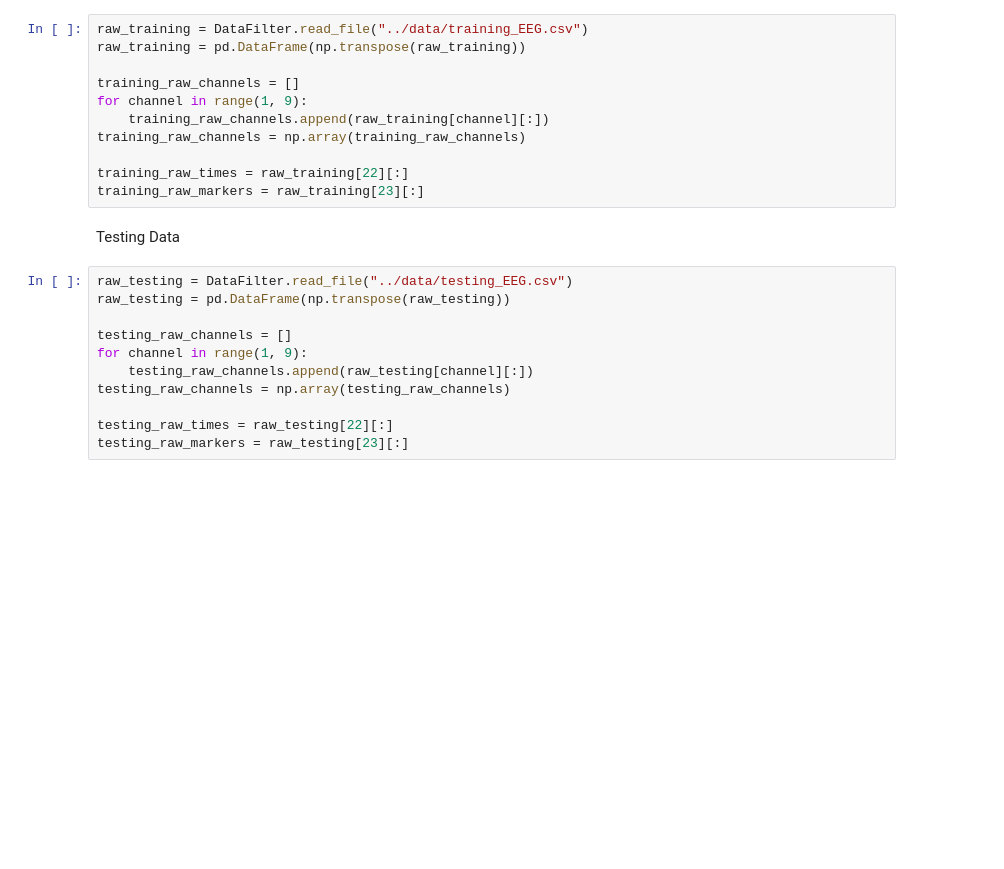
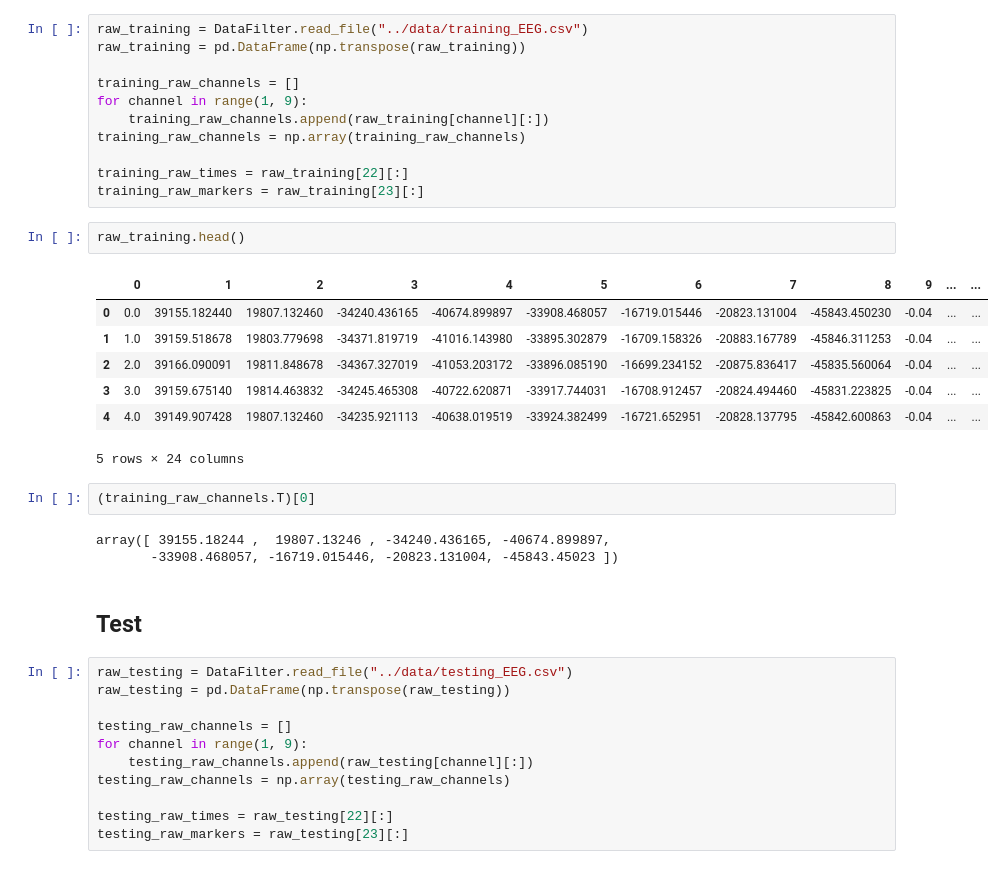
Before and after one commit to e-cal/bci, a Jupyter notebook: models/full-workflow.sync.ipynb, the cells around one changed output. Cells and saved outputs as stored; diff of their text form; blank space fills up the shorter version.

```diff
--- a/models/full-workflow.sync.ipynb
+++ b/models/full-workflow.sync.ipynb
@@ -46,8 +67,23 @@ training_raw_channels = np.array(training_raw_channels)
 
 training_raw_times = raw_training[22][:]
 training_raw_markers = raw_training[23][:]
+# %%
+raw_training.head()
+# %% [output]
+|  | 0 | 1 | 2 | 3 | 4 | 5 | 6 | 7 | 8 | 9 | ... | ... |
+| 0 | 0.0 | 39155.182440 | 19807.132460 | -34240.436165 | -40674.899897 | -33908.468057 | -16719.015446 | -20823.131004 | -45843.450230 | -0.04 | ... | ... |
+| 1 | 1.0 | 39159.518678 | 19803.779698 | -34371.819719 | -41016.143980 | -33895.302879 | -16709.158326 | -20883.167789 | -45846.311253 | -0.04 | ... | ... |
+| 2 | 2.0 | 39166.090091 | 19811.848678 | -34367.327019 | -41053.203172 | -33896.085190 | -16699.234152 | -20875.836417 | -45835.560064 | -0.04 | ... | ... |
+| 3 | 3.0 | 39159.675140 | 19814.463832 | -34245.465308 | -40722.620871 | -33917.744031 | -16708.912457 | -20824.494460 | -45831.223825 | -0.04 | ... | ... |
+| 4 | 4.0 | 39149.907428 | 19807.132460 | -34235.921113 | -40638.019519 | -33924.382499 | -16721.652951 | -20828.137795 | -45842.600863 | -0.04 | ... | ... |
+5 rows × 24 columns
+# %%
+(training_raw_channels.T)[0]
+# %% [output]
+array([ 39155.18244 ,  19807.13246 , -34240.436165, -40674.899897,
+       -33908.468057, -16719.015446, -20823.131004, -45843.45023 ])
 # %% [markdown]
-Testing Data
+## Test
 # %%
 raw_testing = DataFilter.read_file("../data/testing_EEG.csv")
 raw_testing = pd.DataFrame(np.transpose(raw_testing))
```
Also changed, not shown: parts of 58 cells of this notebook, 6 other files.
